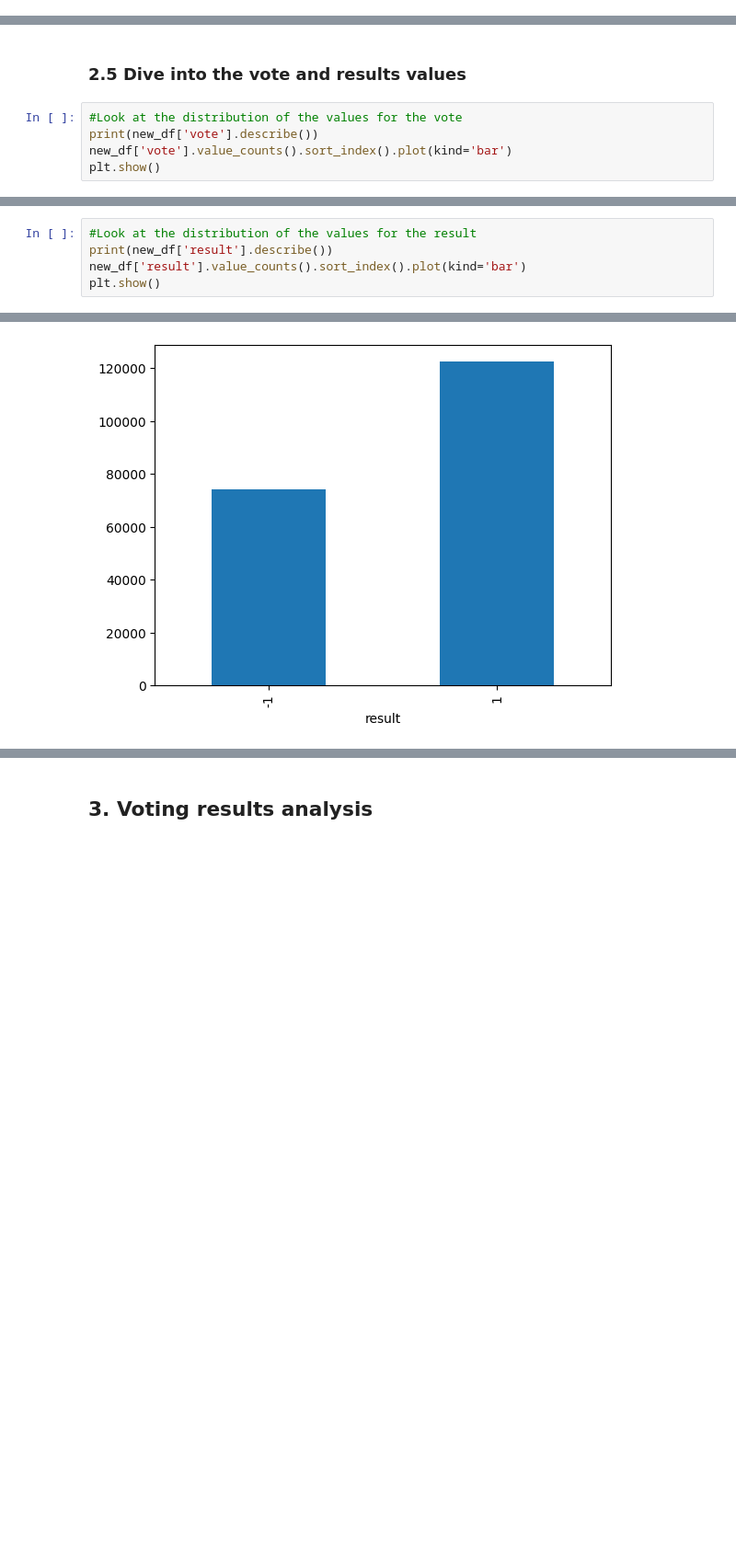
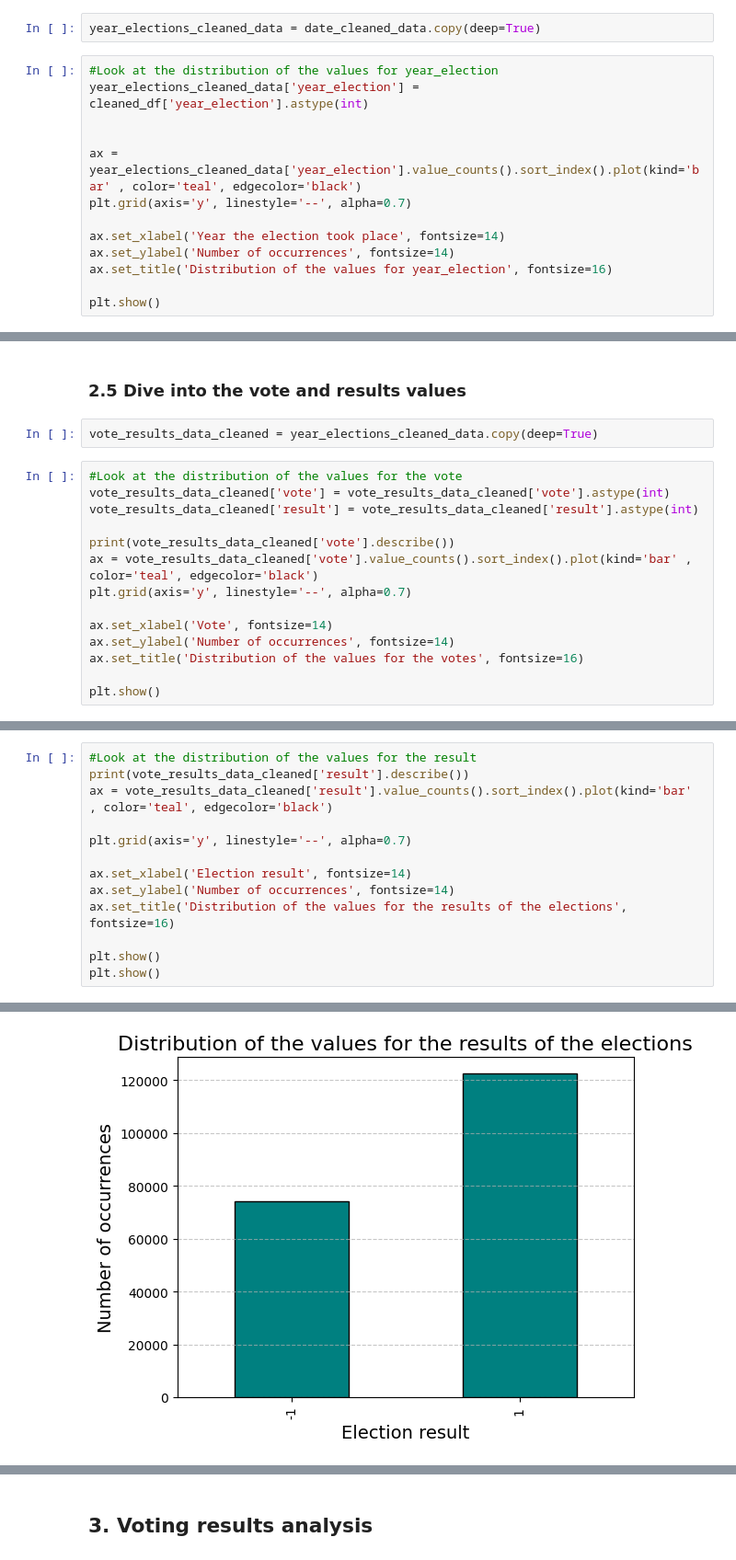
Before and after one commit to epfl-ada/ada-2023-project-thedatafreaks, a Jupyter notebook: notebooks/data_exploration.ipynb, the cells around one changed output, grey strips where cells are left out. Shown at 92% size. Cells and saved outputs as stored; diff of their text form; blank space fills up the shorter version.

Commit message:
"data cleaning : ok, just last check needed"

```diff
--- a/notebooks/data_exploration.ipynb
+++ b/notebooks/data_exploration.ipynb
@@ -380,0 +354,15 @@ Name: year_election, dtype: object
+# %%
+year_elections_cleaned_data = date_cleaned_data.copy(deep=True)
+# %%
+#Look at the distribution of the values for year_election
+year_elections_cleaned_data['year_election'] = cleaned_df['year_election'].astype(int)
+
+
+ax = year_elections_cleaned_data['year_election'].value_counts().sort_index().plot(kind='bar' , color='teal', edgecolor='black')
+plt.grid(axis='y', linestyle='--', alpha=0.7)
+
+ax.set_xlabel('Year the election took place', fontsize=14)
+ax.set_ylabel('Number of occurrences', fontsize=14)
+ax.set_title('Distribution of the values for year_election', fontsize=16)
+
+plt.show()
@@ -381,8 +371,19 @@ Name: year_election, dtype: object
 # %% [markdown]
 ### 2.5 Dive into the vote and results values
+# %%
+vote_results_data_cleaned = year_elections_cleaned_data.copy(deep=True)
 # %%
 #Look at the distribution of the values for the vote
-print(new_df['vote'].describe())
-new_df['vote'].value_counts().sort_index().plot(kind='bar')
+vote_results_data_cleaned['vote'] = vote_results_data_cleaned['vote'].astype(int)
+vote_results_data_cleaned['result'] = vote_results_data_cleaned['result'].astype(int)
+
+print(vote_results_data_cleaned['vote'].describe())
+ax = vote_results_data_cleaned['vote'].value_counts().sort_index().plot(kind='bar' , color='teal', edgecolor='black')
+plt.grid(axis='y', linestyle='--', alpha=0.7)
+
+ax.set_xlabel('Vote', fontsize=14)
+ax.set_ylabel('Number of occurrences', fontsize=14)
+ax.set_title('Distribution of the values for the votes', fontsize=16)
+
 plt.show()
 # %% [output]
@@ -407,7 +412,15 @@ vote
 Name: proportion, dtype: float64
 # %%
 #Look at the distribution of the values for the result
-print(new_df['result'].describe())
-new_df['result'].value_counts().sort_index().plot(kind='bar')
+print(vote_results_data_cleaned['result'].describe())
+ax = vote_results_data_cleaned['result'].value_counts().sort_index().plot(kind='bar' , color='teal', edgecolor='black')
+
+plt.grid(axis='y', linestyle='--', alpha=0.7)
+
+ax.set_xlabel('Election result', fontsize=14)
+ax.set_ylabel('Number of occurrences', fontsize=14)
+ax.set_title('Distribution of the values for the results of the elections', fontsize=16)
+
 plt.show()
+plt.show()
 # %% [output]
@@ -419,2 +436,2 @@ Name: result, dtype: object
-[figure, old version]
+[figure, new version]
 # %%
```
Also changed, not shown: parts of 63 cells of this notebook.
